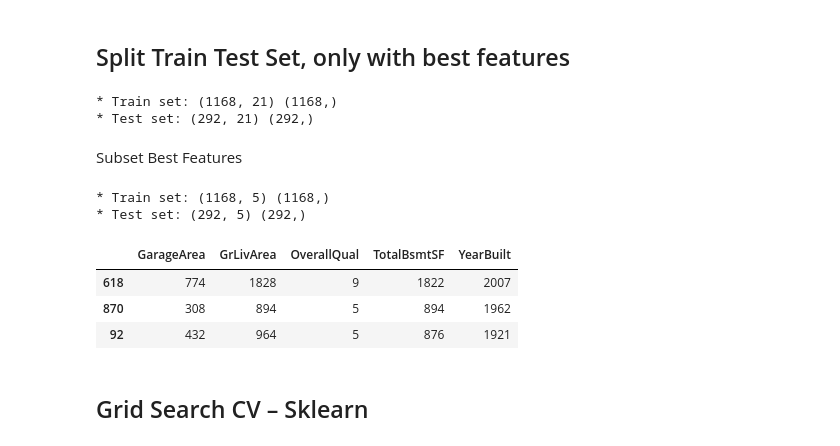
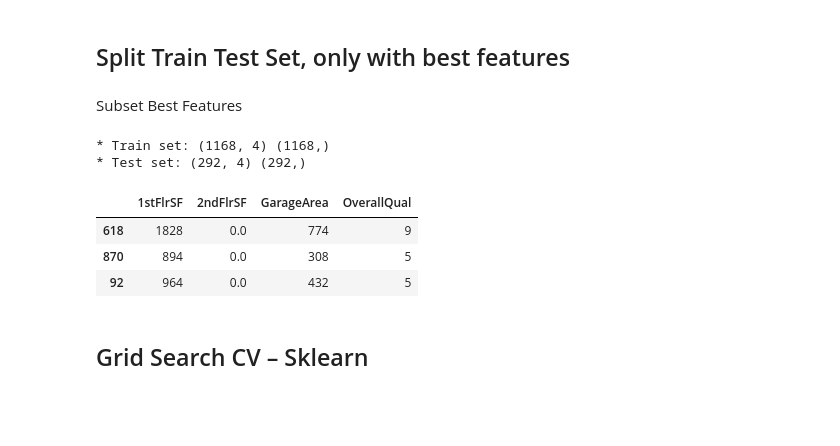
Before and after one commit to Amareteklay/heritage-housing-issues, a Jupyter notebook: jupyter_notebooks/05 - Modeling and Evaluation - Predict House Prices.ipynb, the cells around one changed output. Saved outputs shown, nothing was run; the diff lists cells and outputs as text; code cells hidden in the pictures; blank space fills up the shorter version.

```diff
--- a/jupyter_notebooks/05 - Modeling and Evaluation - Predict House Prices.ipynb
+++ b/jupyter_notebooks/05 - Modeling and Evaluation - Predict House Prices.ipynb
@@ -96,6 +95,13 @@ def PipelineOptimization(model):
 
       ("OrdinalCategoricalEncoder",OrdinalEncoder(encoding_method='arbitrary',
                                                   variables = [ 'BsmtExposure', 'BsmtFinType1', 'GarageFinish', 'KitchenQual'] ) ),
+      ("power",vt.PowerTransformer(variables = ['2ndFlrSF', 'BsmtUnfSF', 'GrLivArea', 'LotFrontage', 'MasVnrArea'])),
+
+      ("yj",vt.YeoJohnsonTransformer(variables = ['GarageArea', 'LotArea', 'OpenPorchSF', 'TotalBsmtSF'])),
+
+      ("Winsoriser_iqr",Winsorizer(capping_method='iqr', fold=1.5, tail='both',
+                                                  variables=['BsmtUnfSF','GarageArea', 'GrLivArea', 'LotArea', 'LotFrontage',
+                                                             'MasVnrArea', 'OpenPorchSF', 'TotalBsmtSF', '1stFlrSF', 'BsmtFinSF1'])),
 
       ("SmartCorrelatedSelection",SmartCorrelatedSelection(variables=None, method="spearman", threshold=0.6,selection_method="variance") ),
 
@@ -263,3 +284,18 @@ params_search = {
+# %%
+models_search = {
+    "GradientBoostingRegressor": GradientBoostingRegressor(random_state=0),
+}
+
+params_search = {
+    "GradientBoostingRegressor":{
+        'model__n_estimators': [100,50,140],
+        'model__learning_rate':[0.1, 0.01, 0.001],
+        'model__max_depth': [3,15, None],
+        'model__min_samples_split': [2,50],
+        'model__min_samples_leaf': [1,50],
+        'model__max_leaf_nodes': [None,50],
+    },
+}
 # %% [markdown]
 Extensive GridSearch CV
 # %%
@@ -338,8 +373,7 @@ import matplotlib.pyplot as plt
 import seaborn as sns
 sns.set_style('whitegrid')
 
-# after data cleaning and feat engine, the feature may space changes
-data_cleaning_feat_eng_steps = 2 # how many data cleaning and feature engineering does your pipeline have?
+data_cleaning_feat_eng_steps = 5 # how many data cleaning and feature engineering does your pipeline have?
 columns_after_data_cleaning_feat_eng = (Pipeline(best_regressor_pipeline.steps[:data_cleaning_feat_eng_steps])
                                         .transform(X_train)
                                         .columns)
@@ -472,32 +506,21 @@ def PipelineOptimization(model):
 # %% [markdown]
 ## Split Train Test Set, only with best features
-# %%
-X_train, X_test,y_train, y_test = train_test_split(
-                                    df_clf.drop(['SalePrice'],axis=1),
-                                    df_clf['SalePrice'],
-                                    test_size=0.2,
-                                    random_state=0
-                                    )
-
-print("* Train set:", X_train.shape, y_train.shape, "\n* Test set:",  X_test.shape, y_test.shape)
-# %% [output]
-* Train set: (1168, 21) (1168,)
-* Test set: (292, 21) (292,)
 # %% [markdown]
 Subset Best Features
 # %%
 X_train = X_train.filter(best_features)
 X_test = X_test.filter(best_features)
+X_in = df_in.filter(best_features)
 
 print("* Train set:", X_train.shape, y_train.shape, "\n* Test set:",  X_test.shape, y_test.shape)
 X_train.head(3)
 # %% [output]
-* Train set: (1168, 5) (1168,)
-* Test set: (292, 5) (292,)
+* Train set: (1168, 4) (1168,)
+* Test set: (292, 4) (292,)
-|  | GarageArea | GrLivArea | OverallQual | TotalBsmtSF | YearBuilt |
-| 618 | 774 | 1828 | 9 | 1822 | 2007 |
-| 870 | 308 | 894 | 5 | 894 | 1962 |
-| 92 | 432 | 964 | 5 | 876 | 1921 |
+|  | 1stFlrSF | 2ndFlrSF | GarageArea | OverallQual |
+| 618 | 1828 | 0.0 | 774 | 9 |
+| 870 | 894 | 0.0 | 308 | 5 |
+| 92 | 964 | 0.0 | 432 | 5 |
 # %% [markdown]
 ## Grid Search CV – Sklearn
 # %% [markdown]
```
Also changed, not shown: parts of 38 cells of this notebook, 24 other files.
